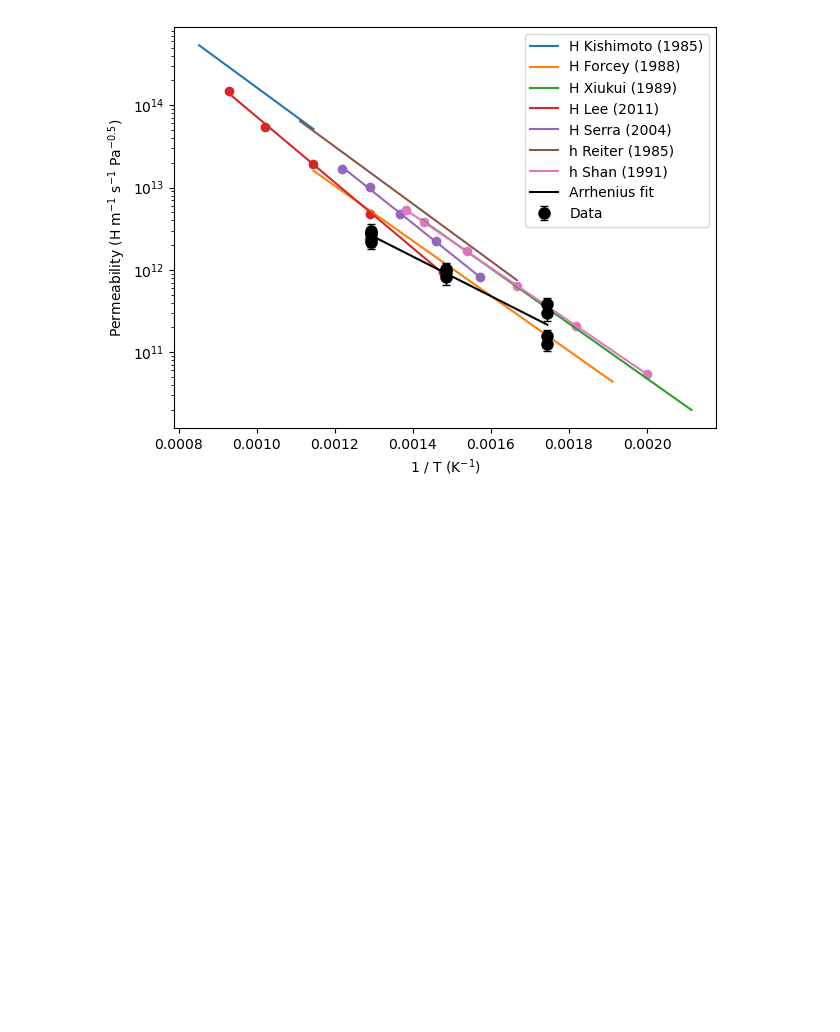
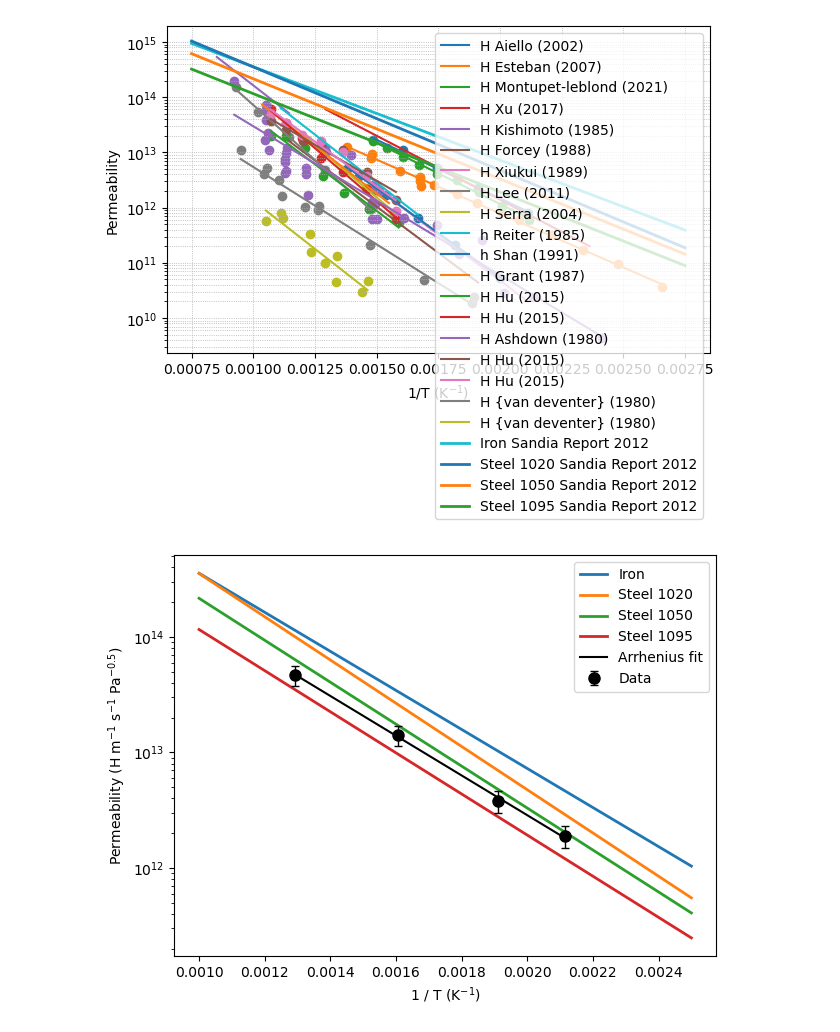
Before and after one commit to WeaverC20/permeation_barrier_analysis, a Jupyter notebook: ShieldRunsAnalysis/plot_against_htm.ipynb, the cells around one changed output. Cells and saved outputs as stored; diff of their text form; code cells hidden in the pictures; blank space fills up the shorter version.

Commit message:
added plotting capabilities for steel permeabilities from outside source

```diff
--- a/ShieldRunsAnalysis/plot_against_htm.ipynb
+++ b/ShieldRunsAnalysis/plot_against_htm.ipynb
@@ -6,8 +6,8 @@ import numpy as np
 from analysis_functions import parse_ufloat
 from uncertainties import unumpy as unp
 # %%
-material_str = "316l_steel"
-# material_str = "steel"
+# material_str = "316l_steel"
+material_str = "steel"
 
 # filter only 316l_steel and H
 diffusivities = htm.diffusivities.filter(material=material_str).filter(isotope="h")
@@ -97,36 +97,41 @@ Phi_std  = [v.s if hasattr(v, "s") else 0 for v in Phi]
 
 # --- Plot using htm ---
 htm.plotting.plot(permeabilities)
+
+if material_str == "steel":
+    from low_carbon_steel_plot_digitizer import plot_steel_htm, steel_dataset
+    plot_steel_htm(steel_dataset, x_range=[0.001, 0.00250])
 
 # --- Get current axes from the existing plot ---
 ax = plt.gca()
 
 # Overlay measured points as solid black circles with error bars
 ax.errorbar(
     invT_nom,
     Phi_nom,
     yerr=Phi_std,
     fmt="o",
     markersize=8,
     color="black",
     ecolor="black",
     elinewidth=1,
     capsize=3,
     label="Data"
 )
 
 # Overlay the Arrhenius fit line
 ax.plot(Phi_invT_fit, Phi_fit, "k-", linewidth=1.5, label="Arrhenius fit")
 
 # Apply the same scaling and labels to keep consistent with htm
 ax.set_yscale("log")
 ax.set_xlabel("1 / T (K$^{-1}$)")
 ax.set_ylabel("Permeability (H m$^{-1}$ s$^{-1}$ Pa$^{-0.5}$)")
 
 # Merge legends if htm already has one
 ax.legend()
 
 plt.tight_layout()
 plt.show()
 # %% [output]
-[figure, old version]
+[figure, new version]
+[figure, added]
```
Also changed, not shown: parts of 1 cell of this notebook, 2 other files.
